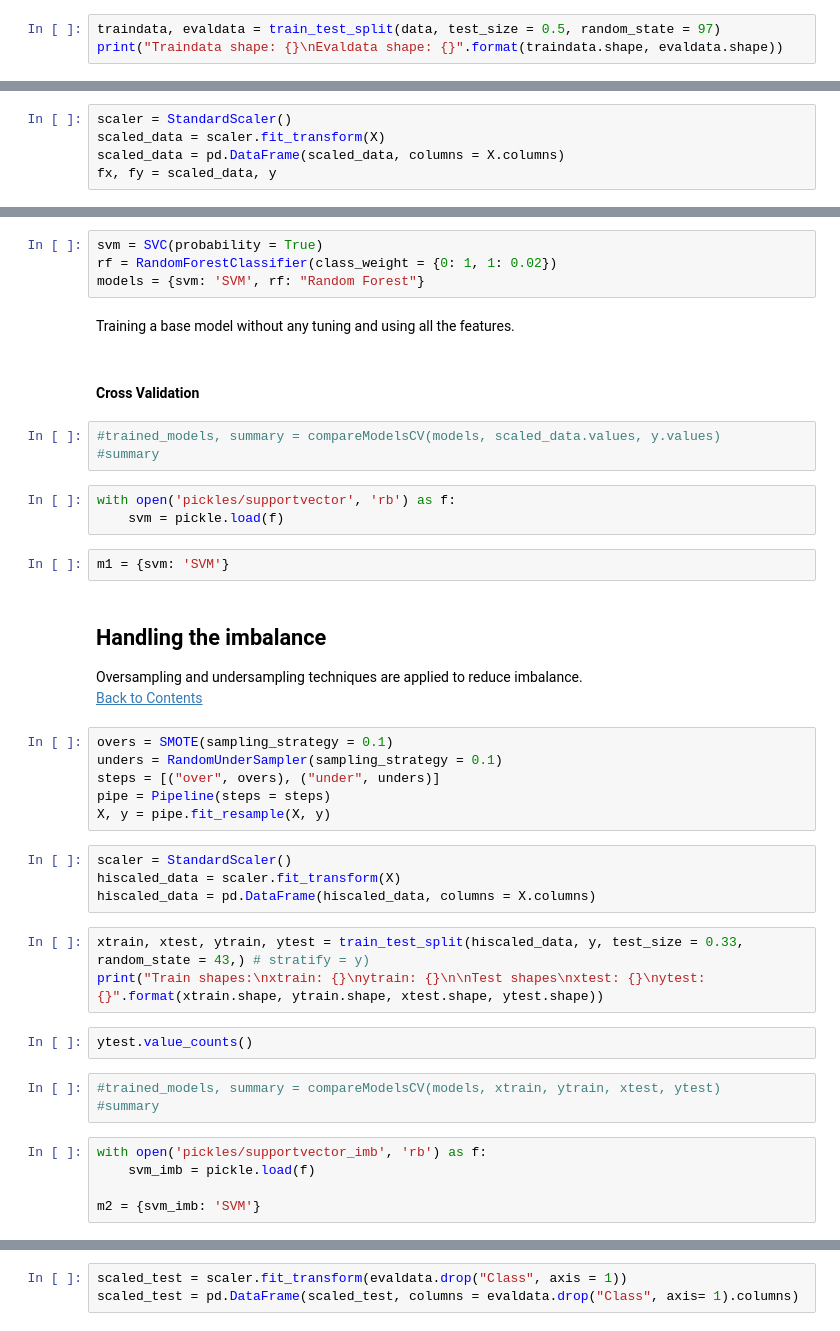
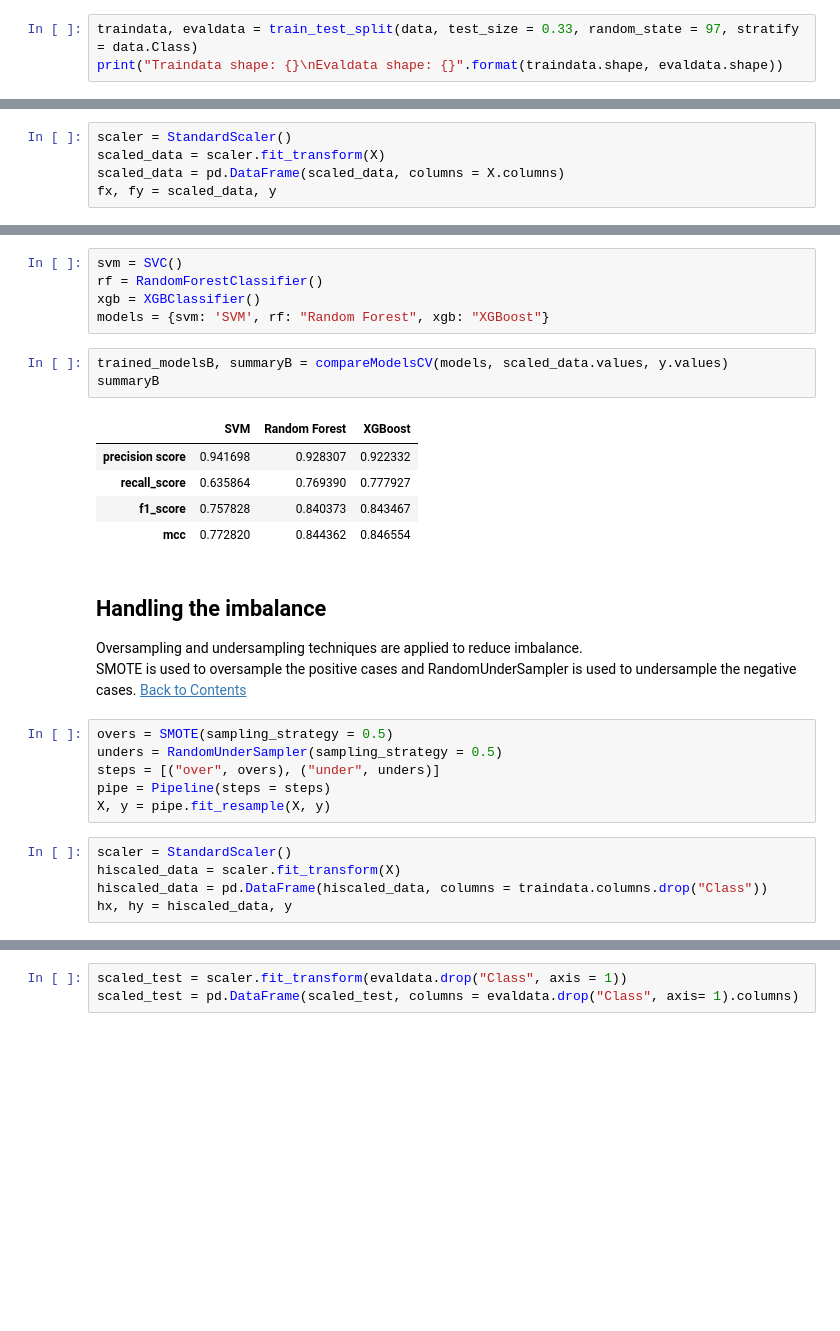
Before and after one commit to David2CN/CCFraud_Detection, a Jupyter notebook: Credit Card Fraud Detection.ipynb, the cells around one changed output, grey strips where cells are left out. Drawn from its saved outputs; the diff is of its cells as text; blank space fills up the shorter version.

```diff
--- a/Credit Card Fraud Detection.ipynb
+++ b/Credit Card Fraud Detection.ipynb
@@ -128,4 +167,4 @@ data.describe()
 # %%
-traindata, evaldata = train_test_split(data, test_size = 0.5, random_state = 97)
+traindata, evaldata = train_test_split(data, test_size = 0.33, random_state = 97, stratify = data.Class)
 print("Traindata shape: {}\nEvaldata shape: {}".format(traindata.shape, evaldata.shape))
 # %% [output]
@@ -240,44 +199,31 @@ The data was trained with five different models; Support Vector Machine, Naive B
 # %%
-svm = SVC(probability = True)
-rf = RandomForestClassifier(class_weight = {0: 1, 1: 0.02})
-models = {svm: 'SVM', rf: "Random Forest"}
+svm = SVC()
+rf = RandomForestClassifier()
+xgb = XGBClassifier()
+models = {svm: 'SVM', rf: "Random Forest", xgb: "XGBoost"}
-# %% [markdown]
-Training a base model without any tuning and using all the features.
-# %% [markdown]
-#### Cross Validation
 # %%
-#trained_models, summary = compareModelsCV(models, scaled_data.values, y.values)
-#summary
+trained_modelsB, summaryB = compareModelsCV(models, scaled_data.values, y.values)
+summaryB
+# %% [output]
+|  | SVM | Random Forest | XGBoost |
+| precision score | 0.941698 | 0.928307 | 0.922332 |
+| recall_score | 0.635864 | 0.769390 | 0.777927 |
+| f1_score | 0.757828 | 0.840373 | 0.843467 |
+| mcc | 0.772820 | 0.844362 | 0.846554 |
-# %%
-with open('pickles/supportvector', 'rb') as f:
-    svm = pickle.load(f)
-# %%
-m1 = {svm: 'SVM'}
 # %% [markdown]
 <a id="imbalance"></a>
 ## Handling the imbalance
 Oversampling and undersampling techniques are applied to reduce imbalance.<br>
+SMOTE is used to oversample the positive cases and RandomUnderSampler is used to undersample the negative cases.
 [Back to Contents](#contents)
 # %%
-overs = SMOTE(sampling_strategy = 0.1)
-unders = RandomUnderSampler(sampling_strategy = 0.1)
+overs = SMOTE(sampling_strategy = 0.5)
+unders = RandomUnderSampler(sampling_strategy = 0.5)
 steps = [("over", overs), ("under", unders)]
 pipe = Pipeline(steps = steps)
 X, y = pipe.fit_resample(X, y)
 # %%
 scaler = StandardScaler()
 hiscaled_data = scaler.fit_transform(X)
-hiscaled_data = pd.DataFrame(hiscaled_data, columns = X.columns)
+hiscaled_data = pd.DataFrame(hiscaled_data, columns = traindata.columns.drop("Class"))
+hx, hy = hiscaled_data, y
-# %%
-xtrain, xtest, ytrain, ytest = train_test_split(hiscaled_data, y, test_size = 0.33, random_state = 43,) # stratify = y)
-print("Train shapes:\nxtrain: {}\nytrain: {}\n\nTest shapes\nxtest: {}\nytest: {}".format(xtrain.shape, ytrain.shape, xtest.shape, ytest.shape))
-# %%
-ytest.value_counts()
-# %%
-#trained_models, summary = compareModelsCV(models, xtrain, ytrain, xtest, ytest)
-#summary
-# %%
-with open('pickles/supportvector_imb', 'rb') as f:
-    svm_imb = pickle.load(f)
-
-m2 = {svm_imb: 'SVM'}
```
Also changed, not shown: parts of 36 cells of this notebook, 5 other files.
